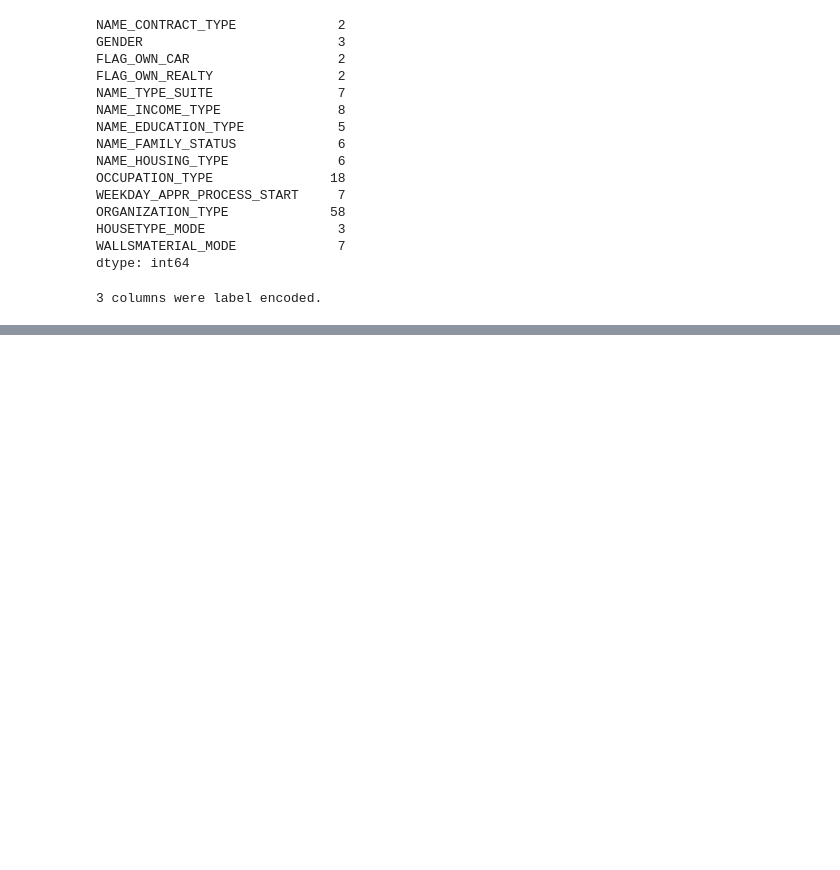
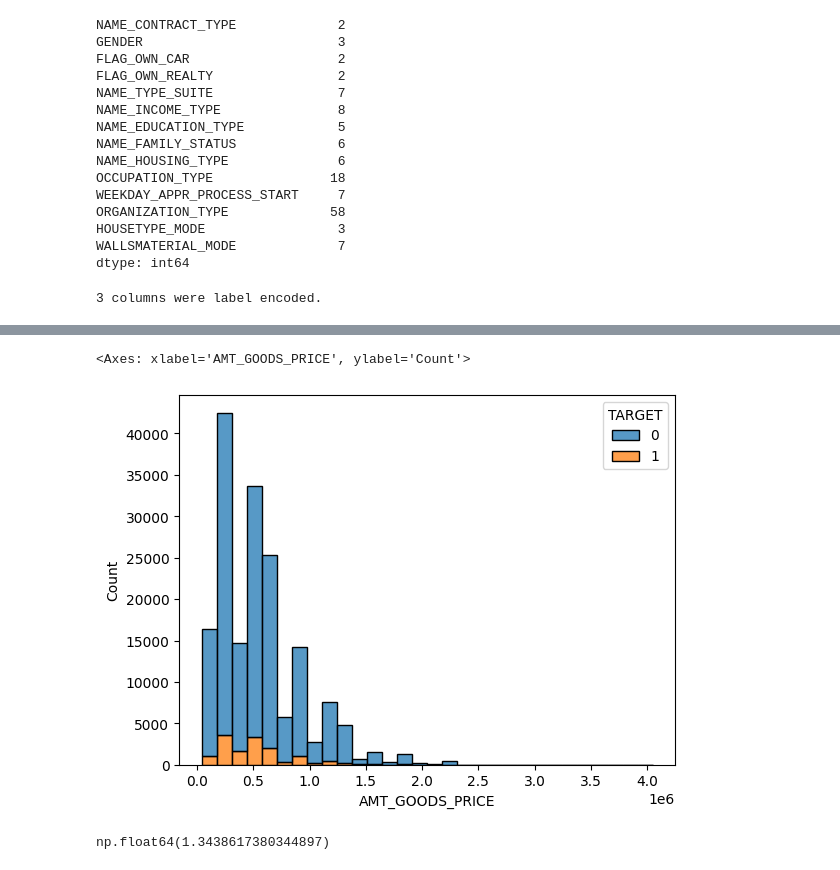
Before and after one commit to TheEngHamza/CreditRisk_HomeCredit, a Jupyter notebook: notebooks/EDA.ipynb, the cells around one changed output, grey strips where cells are left out. Drawn from its saved outputs; the diff is of its cells as text; code cells hidden in the pictures; blank space fills up the shorter version.

```diff
--- a/notebooks/EDA.ipynb
+++ b/notebooks/EDA.ipynb
@@ -306,0 +591,11 @@ Analyse de l'importance de chaque variable sur la cible
+# %%
+df_clean.fillna({'AMT_ANNUITY': df_clean['AMT_ANNUITY'].median()}, inplace=True)
+# %%
+sns.histplot(data=df_clean, x='AMT_GOODS_PRICE', hue='TARGET', multiple='stack', bins=30)
+# %% [output]
+<Axes: xlabel='AMT_GOODS_PRICE', ylabel='Count'>
+[figure, added]
+# %%
+df_clean["AMT_GOODS_PRICE"].skew()
+# %% [output]
+np.float64(1.3438617380344897)
```
Also changed, not shown: parts of 96 cells of this notebook.
